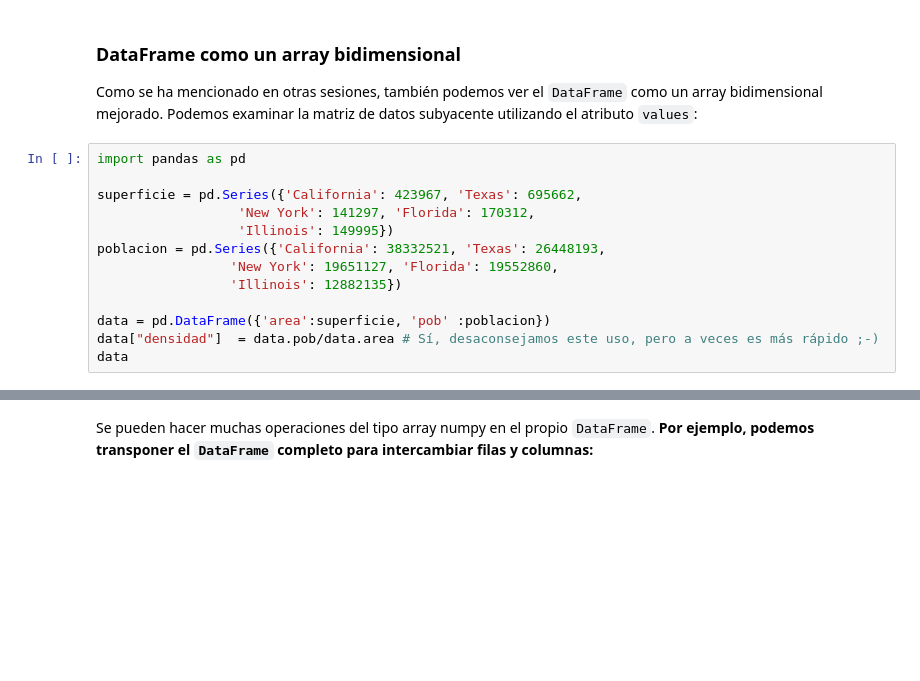
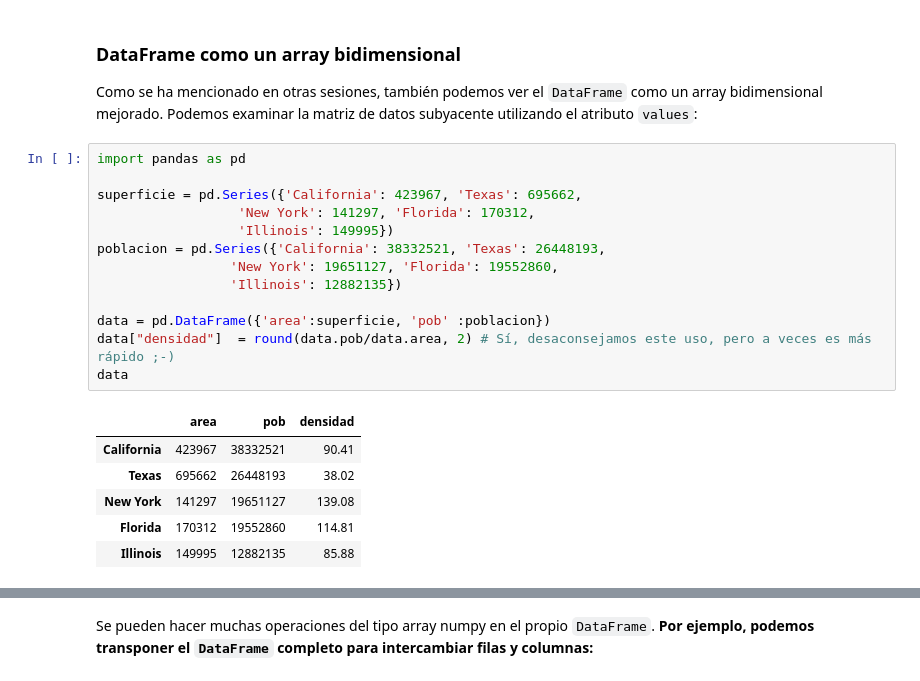
Before and after one commit to gabotron-exe/Gabriel-Ruiz-DSOnline, a Jupyter notebook: 02_Herramientas_Avanzadas/Sprint_04/01_Pandas_I/01_Workout/10_Seleccion_en_DataFrame_II.ipynb, the cells around one changed output, grey strips where cells are left out. Saved outputs shown, nothing was run; the diff lists cells and outputs as text; blank space fills up the shorter version.

```diff
--- a/02_Herramientas_Avanzadas/Sprint_04/01_Pandas_I/01_Workout/10_Seleccion_en_DataFrame_II.ipynb
+++ b/02_Herramientas_Avanzadas/Sprint_04/01_Pandas_I/01_Workout/10_Seleccion_en_DataFrame_II.ipynb
@@ -10,13 +10,20 @@ Podemos examinar la matriz de datos subyacente utilizando el atributo ``values``
 # %%
 import pandas as pd
 
 superficie = pd.Series({'California': 423967, 'Texas': 695662,
                   'New York': 141297, 'Florida': 170312,
                   'Illinois': 149995})
 poblacion = pd.Series({'California': 38332521, 'Texas': 26448193,
                  'New York': 19651127, 'Florida': 19552860,
                  'Illinois': 12882135})
 
 data = pd.DataFrame({'area':superficie, 'pob' :poblacion})
-data["densidad"]  = data.pob/data.area # Sí, desaconsejamos este uso, pero a veces es más rápido ;-)
+data["densidad"]  = round(data.pob/data.area, 2) # Sí, desaconsejamos este uso, pero a veces es más rápido ;-)
 data
+# %% [output]
+|  | area | pob | densidad |
+| California | 423967 | 38332521 | 90.41 |
+| Texas | 695662 | 26448193 | 38.02 |
+| New York | 141297 | 19651127 | 139.08 |
+| Florida | 170312 | 19552860 | 114.81 |
+| Illinois | 149995 | 12882135 | 85.88 |
```
Also changed, not shown: parts of 20 cells of this notebook, 5 other files.
